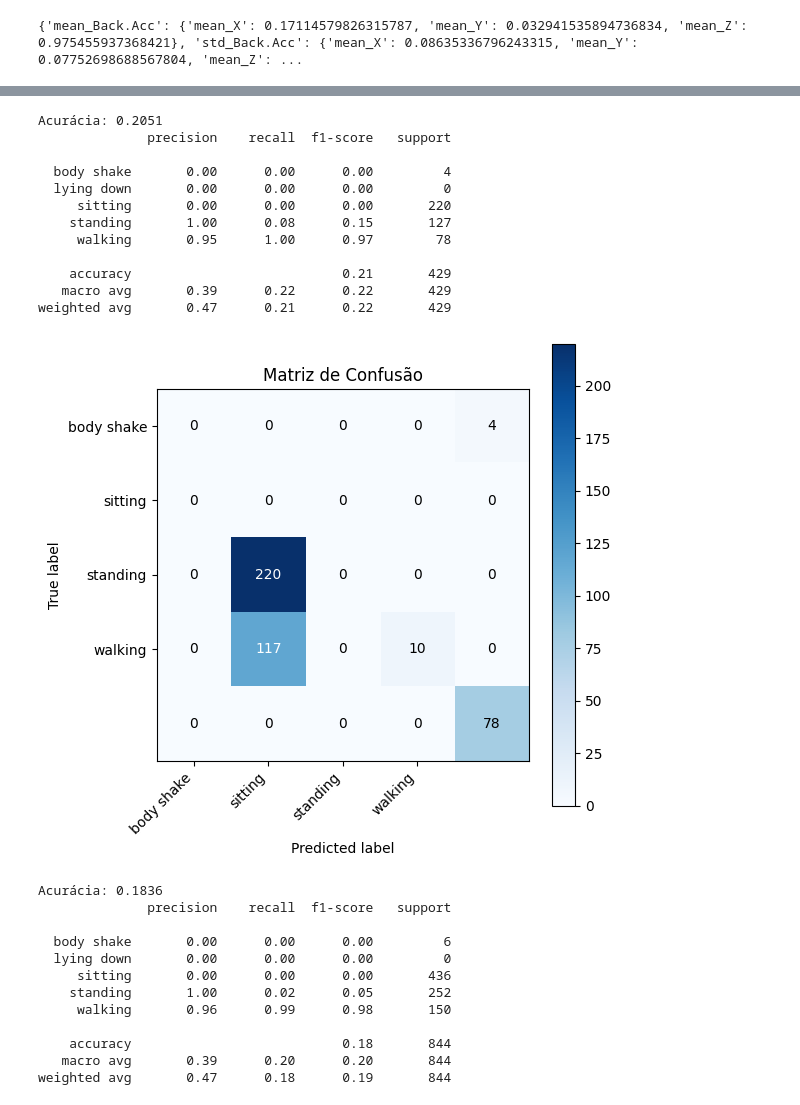
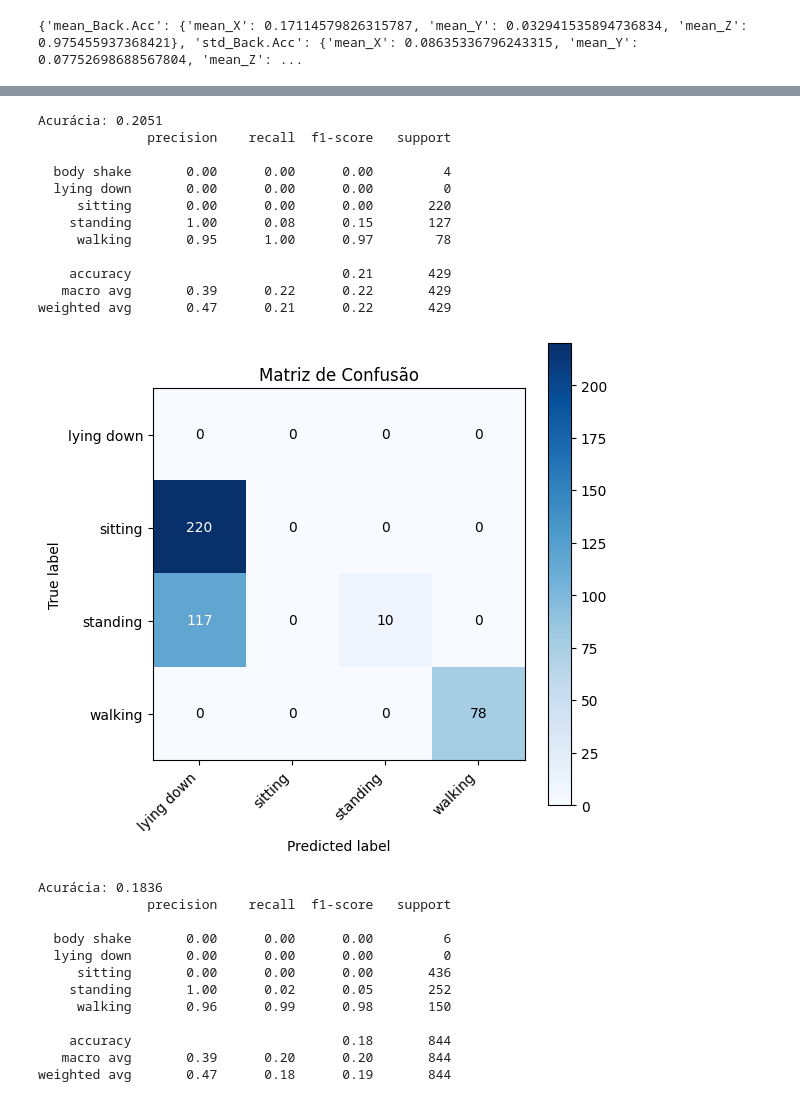
Before and after one commit to GabrielBittencourt07/PIBIC, a Jupyter notebook: Toyproblem/toyproblem1/Etapa2.1 copy.ipynb, the cells around one changed output, grey strips where cells are left out. Drawn from its saved outputs; the diff is of its cells as text; code cells hidden in the pictures.

```diff
--- a/Toyproblem/toyproblem1/Etapa2.1 copy.ipynb
+++ b/Toyproblem/toyproblem1/Etapa2.1 copy.ipynb
@@ -459,36 +460,36 @@ rf.fit(x_treino, y_treino)
 y_pred = rf.predict(x_teste)
 
 acc = accuracy_score(y_teste, y_pred)
 print(f"Acurácia: {acc:.4f}")
 
 print(classification_report(y_teste, y_pred))
 
-cm = confusion_matrix(y_teste, y_pred)
-labels = np.unique(y_teste)
+labels = list(rf.classes_)
+cm = confusion_matrix(y_teste, y_pred, labels=labels)
 fig, ax = plt.subplots(figsize=(6,6))
 im = ax.imshow(cm, interpolation='nearest', cmap=plt.cm.Blues)
 ax.figure.colorbar(im, ax=ax)
 ax.set(xticks=np.arange(len(labels)), yticks=np.arange(len(labels)), xticklabels=labels, yticklabels=labels, ylabel='True label', xlabel='Predicted label', title='Matriz de Confusão')
 plt.setp(ax.get_xticklabels(), rotation=45, ha='right')
 thresh = cm.max() / 2.
 for i in range(cm.shape[0]):
     for j in range(cm.shape[1]):
         ax.text(j, i, format(cm[i, j], 'd'), ha='center', va='center', color='white' if cm[i, j] > thresh else 'black')
 plt.show()
 # %% [output]
 Acurácia: 0.2051
               precision    recall  f1-score   support
 
   body shake       0.00      0.00      0.00         4
   lying down       0.00      0.00      0.00         0
      sitting       0.00      0.00      0.00       220
     standing       1.00      0.08      0.15       127
      walking       0.95      1.00      0.97        78
 
     accuracy                           0.21       429
    macro avg       0.39      0.22      0.22       429
 weighted avg       0.47      0.21      0.22       429
-[figure, old version]
+[figure, new version]
 # %%
 #============================== RANDOM FOREST COM OVERLAP ===============================
 
```
Also changed, not shown: parts of 3 cells of this notebook, 1 other file.
